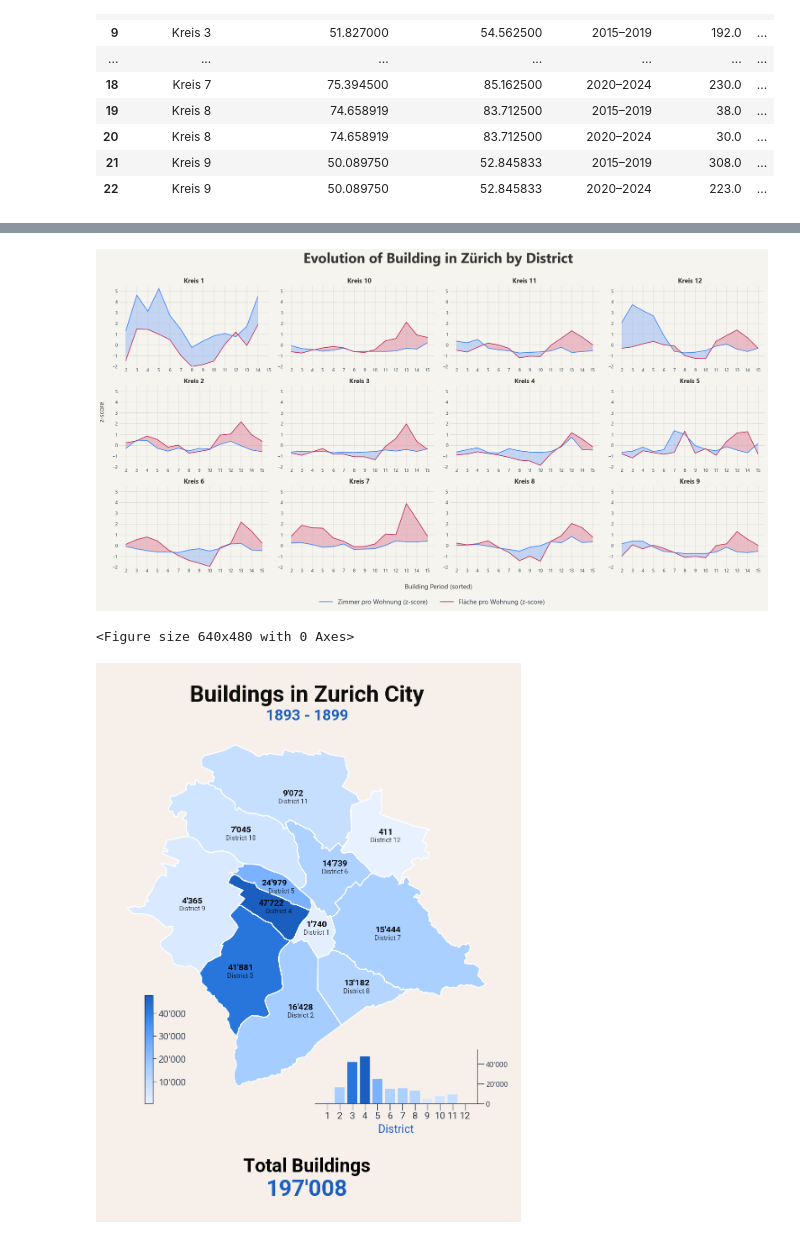
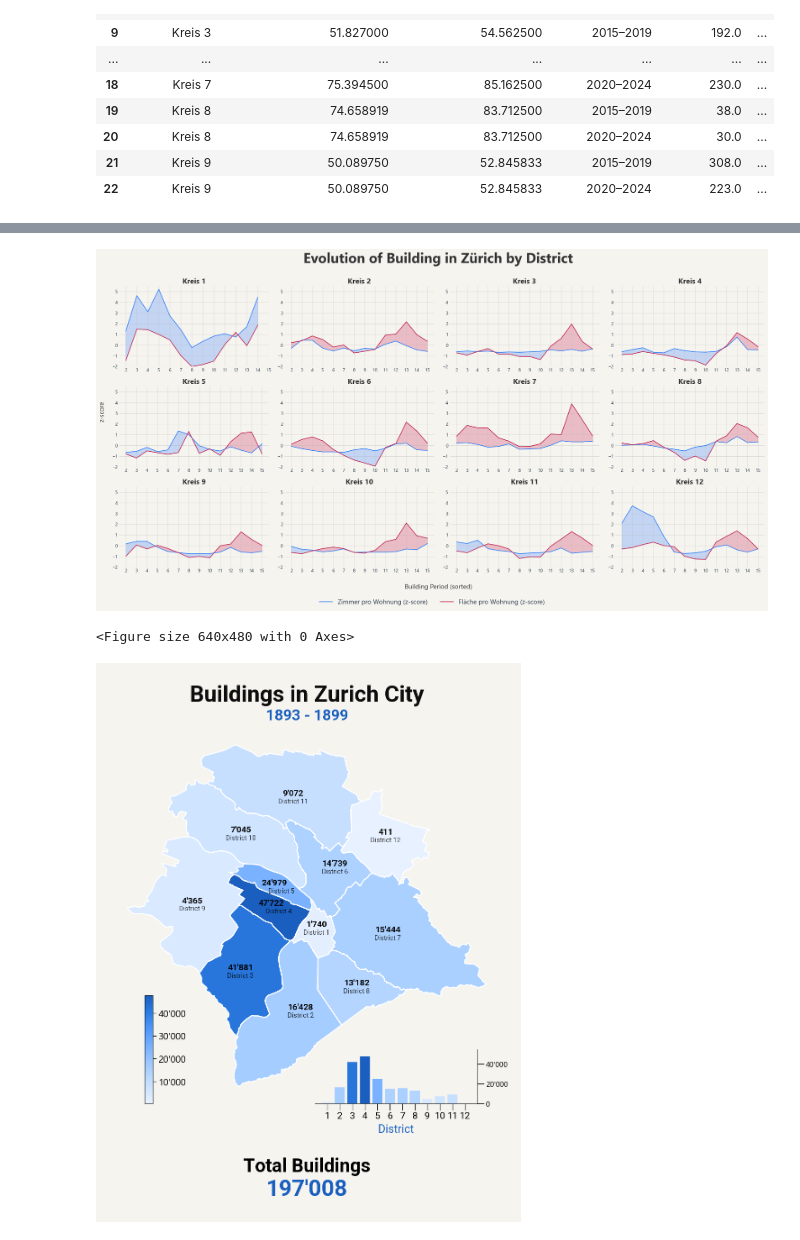
Before and after one commit to Prosdyimo/gdv, a Jupyter notebook: visualisizaion.ipynb, the cells around one changed output, grey strips where cells are left out. Drawn from its saved outputs; the diff is of its cells as text; code cells hidden in the pictures.

Commit message:
new plot

```diff
--- a/visualisizaion.ipynb
+++ b/visualisizaion.ipynb
@@ -302,7 +273,12 @@ GREY25 = "#404040"
 GREY20 = "#333333"
 BACKGROUND = "#F5F4EF"
 
-districts = sorted(df_3["district_name"].unique())[:12]
+districts = (
+    sorted(
+        df_3["district_name"].unique(),
+        key=lambda x: int(x.split()[-1])  # letzte Zahl extrahieren
+    )
+)
 
 # Alle x-Werte (1,2,3,...)
 x_vals = np.sort(df_3["building_period_sort"].unique())
@@ -315,6 +291,7 @@ period_map_df = (
 )
 
 fig, axes = plt.subplots(3, 4, figsize=(20, 12))
+fig.subplots_adjust(hspace=0.35)   # <-- Abstand zwischen Reihen
 axes = axes.flatten()
 
 # Legendenlinien
@@ -388,34 +365,40 @@ fig.legend(
 )
 
 plt.tight_layout(rect=[0, 0.08, 1, 0.85])
 plt.show()
 
 
 fig.set_facecolor(BACKGROUND)
 
 # ✔ TEXT statt Title — exakt gleiche Position wie suptitle, zentriert
 fig.text(
     0.5, 0.9,
     "Evolution of Building in Zürich by District",
     ha="center", va="top",
     fontsize=30, fontweight="bold", color=GREY20
 )
 
 # Legende
 fig.legend(
     handles=[line1, line2],
     loc="lower center",
     ncol=2,
     frameon=False,
     fontsize=14
 )
 
 # Erklärung unter der Legende
 
 plt.tight_layout(rect=[0, 0.08, 1, 0.85])
 plt.show()
+
+fig.savefig(
+    "evolution_building_zurich.png",
+    dpi=1000,
+    bbox_inches="tight",
+)
 # %% [output]
-[figure, old version]
+[figure, new version]
 <Figure size 640x480 with 0 Axes>
 # %%
 # ==============================
@@ -444,7 +427,7 @@ from pyfonts import load_google_font
 # ==============================
 
 # Figure background
-BACKGROUND = "#f7efea"
+BACKGROUND = "#F5F4EF"
 text_color = "black"
 
 # Projection
@@ -725,7 +708,7 @@ fig.savefig(
     bbox_inches="tight",
 )
 # %% [output]
-[figure, old version]
+[figure, new version]
 # %%
 from matplotlib import pyplot as plt
 import numpy as np
```
Also changed, not shown: parts of 5 cells of this notebook, 3 other files.
